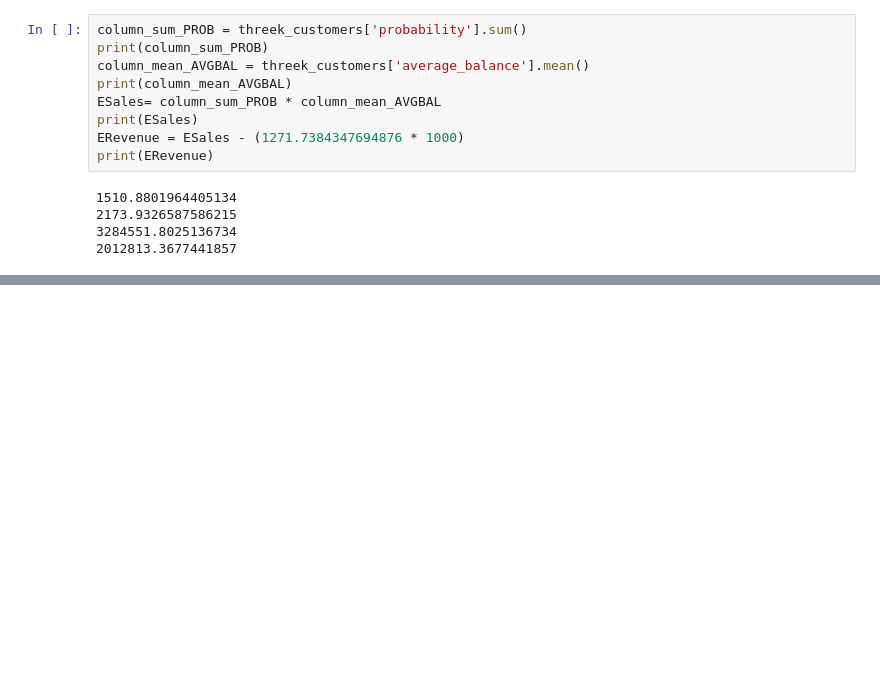
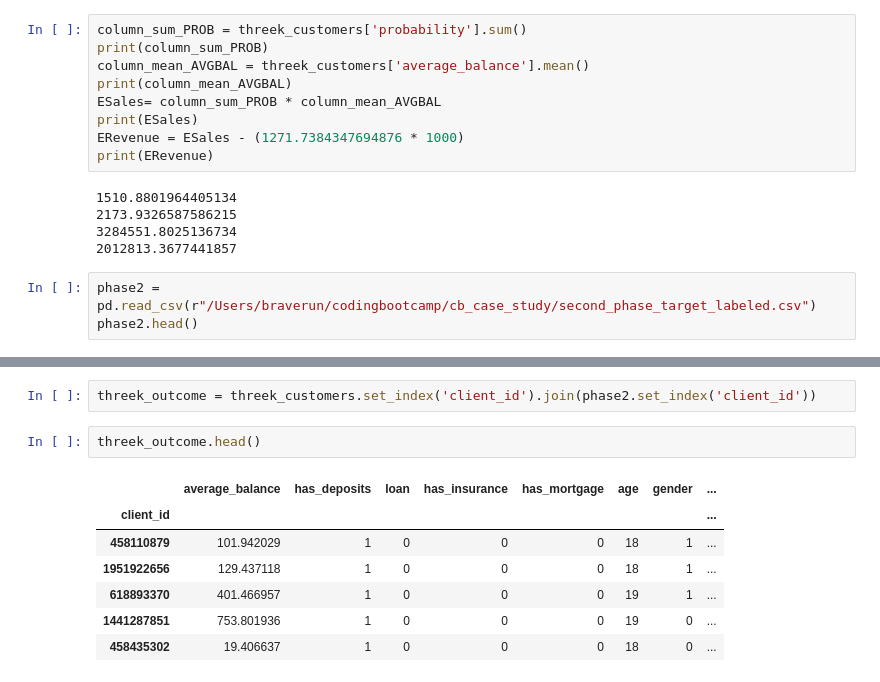
Before and after one commit to braverun/cb_case_study, a Jupyter notebook: cb_case_study.ipynb, the cells around one changed output, grey strips where cells are left out. Cells and saved outputs as stored; diff of their text form; blank space fills up the shorter version.

Commit message:
add poutcome to threek_customers

```diff
--- a/cb_case_study.ipynb
+++ b/cb_case_study.ipynb
@@ -733,3 +735,6 @@ print(ERevenue)
 2173.9326587586215
 3284551.8025136734
 2012813.3677441857
+# %%
+phase2 = pd.read_csv(r"/Users/braverun/codingbootcamp/cb_case_study/second_phase_target_labeled.csv")
+phase2.head()
@@ -735,0 +757,12 @@ print(ERevenue)
+# %%
+threek_outcome = threek_customers.set_index('client_id').join(phase2.set_index('client_id'))
+# %%
+threek_outcome.head()
+# %% [output]
+|  | average_balance | has_deposits | loan | has_insurance | has_mortgage | age | gender | ... |
+| client_id |  |  |  |  |  |  |  | ... |
+| 458110879 | 101.942029 | 1 | 0 | 0 | 0 | 18 | 1 | ... |
+| 1951922656 | 129.437118 | 1 | 0 | 0 | 0 | 18 | 1 | ... |
+| 618893370 | 401.466957 | 1 | 0 | 0 | 0 | 19 | 1 | ... |
+| 1441287851 | 753.801936 | 1 | 0 | 0 | 0 | 19 | 0 | ... |
+| 458435302 | 19.406637 | 1 | 0 | 0 | 0 | 18 | 0 | ... |
```
Also changed, not shown: parts of 7 cells of this notebook, 1 other file.
